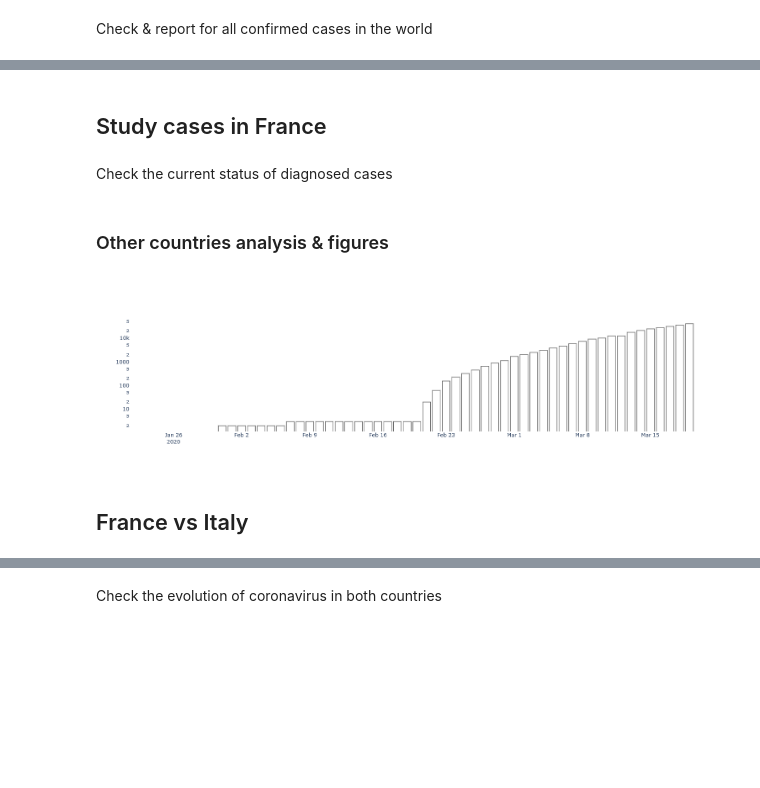
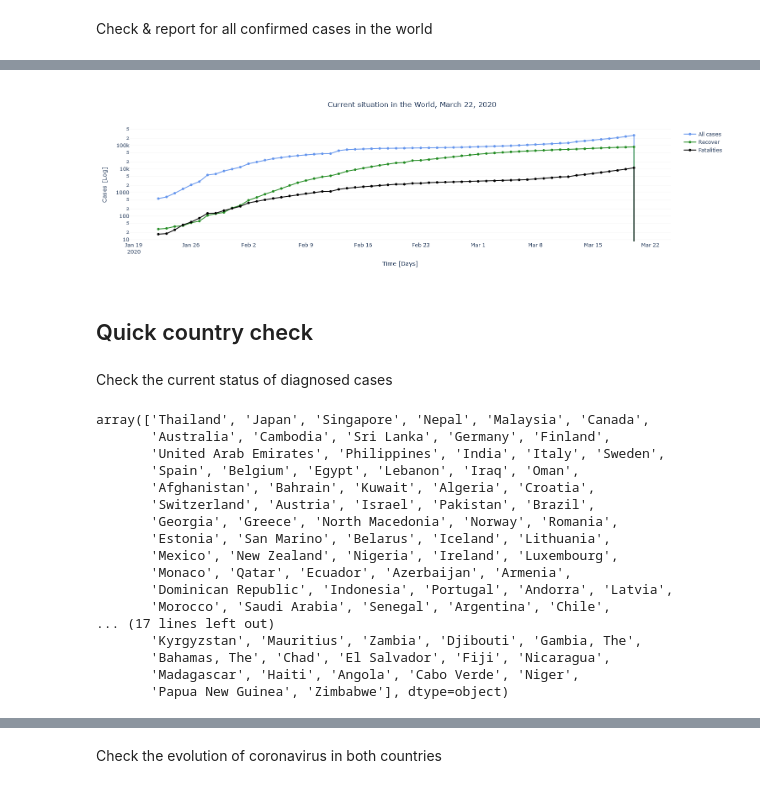
Before and after one commit to jsayri/analysis, a Jupyter notebook: COVID19_analysis/notebooks/countries_comparison.ipynb, the cells around one changed output, grey strips where cells are left out. Cells and saved outputs as stored; diff of their text form; code cells hidden in the pictures; blank space fills up the shorter version.

```diff
--- a/COVID19_analysis/notebooks/countries_comparison.ipynb
+++ b/COVID19_analysis/notebooks/countries_comparison.ipynb
@@ -115,5 +35,14 @@ fig.show()
-# %% [markdown]
-## Study cases in France
+# %%
+# Calculate the global evolution of the disease
+all_cases = df.get_timeseries_from_JHU(df_c, 'all')
+all_recov = df.get_timeseries_from_JHU(df_r, 'all')
+all_death = df.get_timeseries_from_JHU(df_d, 'all')
+# %%
+dplot.disp_cum_jhu(all_cases, all_recov, all_death, 'the World')
+# %% [output]
+[figure, added]
+# %% [markdown]
+## Quick country check
 # %% [markdown]
 Check the current status of diagnosed cases
 # %%
@@ -137,2 +51,0 @@ for cidx, c in enumerate(df_c.columns):
-# %% [markdown]
-### Other countries analysis & figures
@@ -149,14 +52,20 @@ ts_it = pd.Series(data_italy, index=df_c.Date)
-# %%
-# Display data from Italy
-fig = go.Figure([go.Bar(
-    x=ts_it.index,
-    y=ts_it,
-    marker=dict(color='white',
-                line=dict(color='DimGray', width=1.5))
-    )])
-fig.update_layout(plot_bgcolor='white', yaxis_type="log")
-fig.show()
-# %% [output]
-[figure, removed]
-# %% [markdown]
-## France vs Italy
+# %%
+df_c['Country/Region'].unique()
+# %% [output]
+array(['Thailand', 'Japan', 'Singapore', 'Nepal', 'Malaysia', 'Canada',
+       'Australia', 'Cambodia', 'Sri Lanka', 'Germany', 'Finland',
+       'United Arab Emirates', 'Philippines', 'India', 'Italy', 'Sweden',
+       'Spain', 'Belgium', 'Egypt', 'Lebanon', 'Iraq', 'Oman',
+       'Afghanistan', 'Bahrain', 'Kuwait', 'Algeria', 'Croatia',
+       'Switzerland', 'Austria', 'Israel', 'Pakistan', 'Brazil',
+       'Georgia', 'Greece', 'North Macedonia', 'Norway', 'Romania',
+       'Estonia', 'San Marino', 'Belarus', 'Iceland', 'Lithuania',
+       'Mexico', 'New Zealand', 'Nigeria', 'Ireland', 'Luxembourg',
+       'Monaco', 'Qatar', 'Ecuador', 'Azerbaijan', 'Armenia',
+       'Dominican Republic', 'Indonesia', 'Portugal', 'Andorra', 'Latvia',
+       'Morocco', 'Saudi Arabia', 'Senegal', 'Argentina', 'Chile',
+... (17 lines left out)
+       'Kyrgyzstan', 'Mauritius', 'Zambia', 'Djibouti', 'Gambia, The',
+       'Bahamas, The', 'Chad', 'El Salvador', 'Fiji', 'Nicaragua',
+       'Madagascar', 'Haiti', 'Angola', 'Cabo Verde', 'Niger',
+       'Papua New Guinea', 'Zimbabwe'], dtype=object)
```
Also changed, not shown: parts of 27 cells of this notebook, 4 other files.
